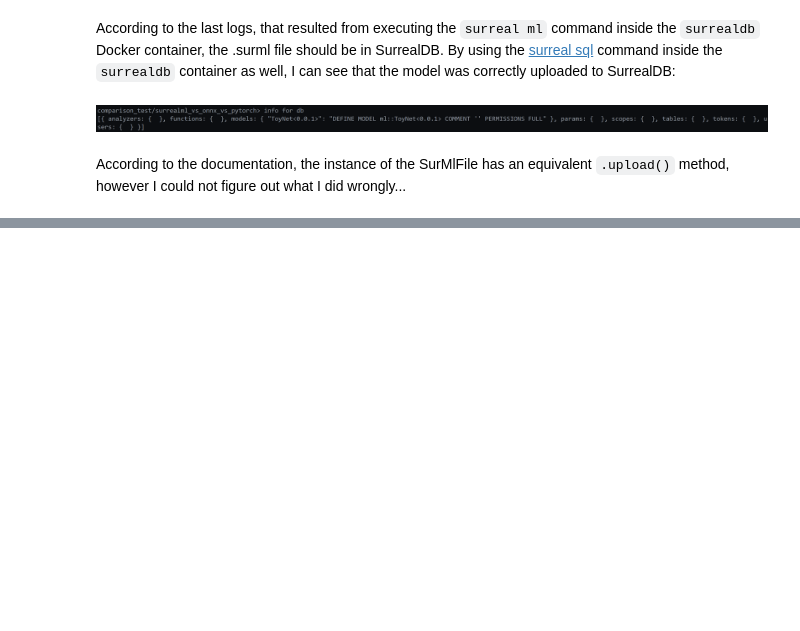
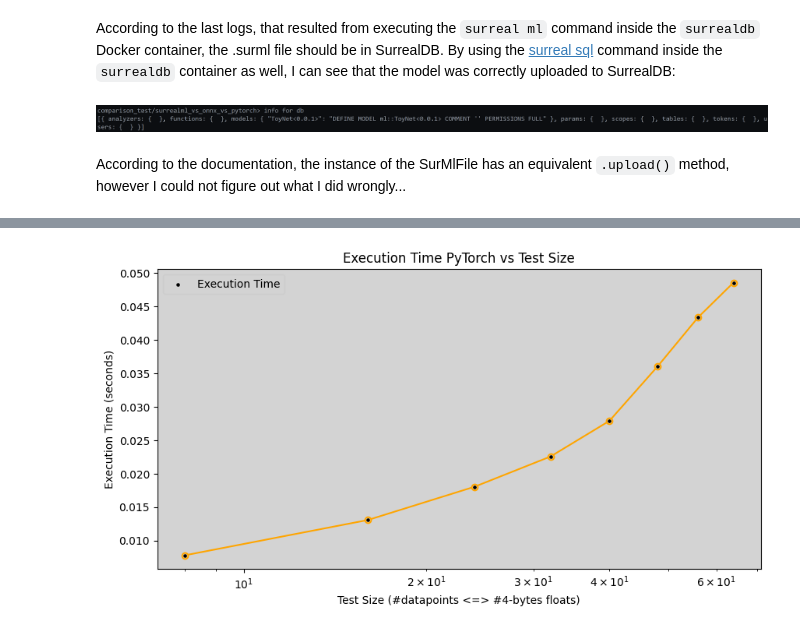
Before and after one commit to vladimirrotariu/surrealml-vs-onnx-vs-pytorch, a Jupyter notebook: surrealml_vs_onnx_vs_pytorch/comparing_surreal_ml_onnx_pytorch.ipynb, the cells around one changed output, grey strips where cells are left out. Saved outputs shown, nothing was run; the diff lists cells and outputs as text; code cells hidden in the pictures; blank space fills up the shorter version.

```diff
--- a/surrealml_vs_onnx_vs_pytorch/comparing_surreal_ml_onnx_pytorch.ipynb
+++ b/surrealml_vs_onnx_vs_pytorch/comparing_surreal_ml_onnx_pytorch.ipynb
@@ -326 +367,10 @@ except Exception as e:
+# %%
+@chronometer
+def evaluate_pytorch(test_size, connect):
+    inputs = connect.query(
+        f"SELECT VALUE value FROM inputs LIMIT {test_size}"
+    ).to_dict()["result"]
+
+    with torch.no_grad():
+        _ = model.forward(torch.tensor(inputs))
 # %%
@@ -346,0 +399,27 @@ except Exception as e:
+# %%
+test_sizes = list(pytorch_times.keys())
+execution_times = list(pytorch_times.values())
+
+plt.figure(figsize=(10, 5))
+
+plt.plot(test_sizes, execution_times, marker="o", color="orange")
+sns.scatterplot(
+    x=test_sizes,
+    y=execution_times,
+    s=14,
+    color="black",
+    label="Execution Time",
+    zorder=2,
+)
+
+plt.xlabel("Test Size (#datapoints <=> #4-bytes floats)")
+plt.ylabel("Execution Time (seconds)")
+plt.title("Execution Time PyTorch vs Test Size")
+plt.xscale("log")
+# plt.yscale('log')
+plt.legend()
+plot_path = os.path.join(os.getcwd(), "plots", "execution_time_vs_test_size.png")
+plt.savefig(plot_path)
+plt.show()
+# %% [output]
+[figure, added]
```
Also changed, not shown: parts of 28 cells of this notebook, 24 other files.
